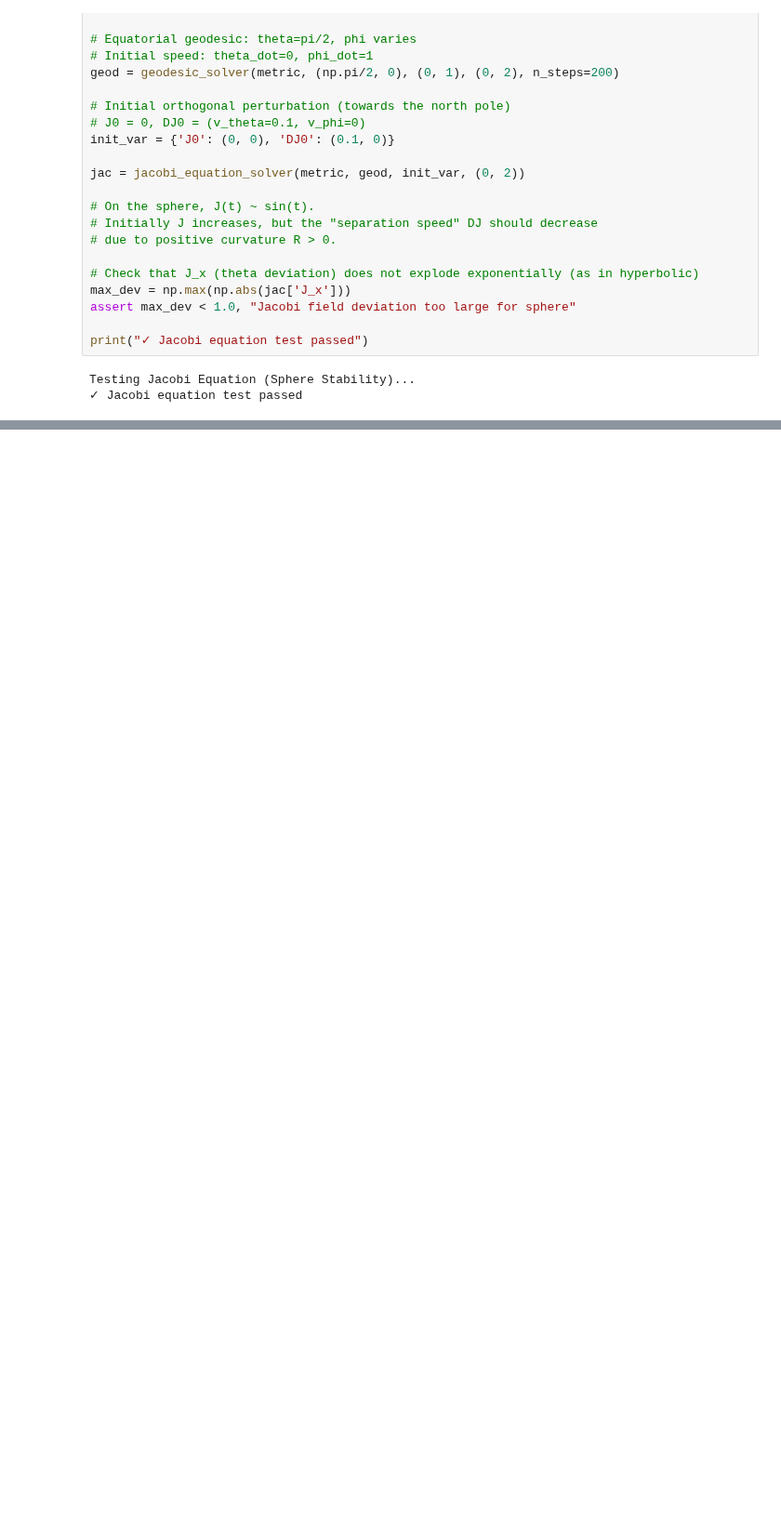
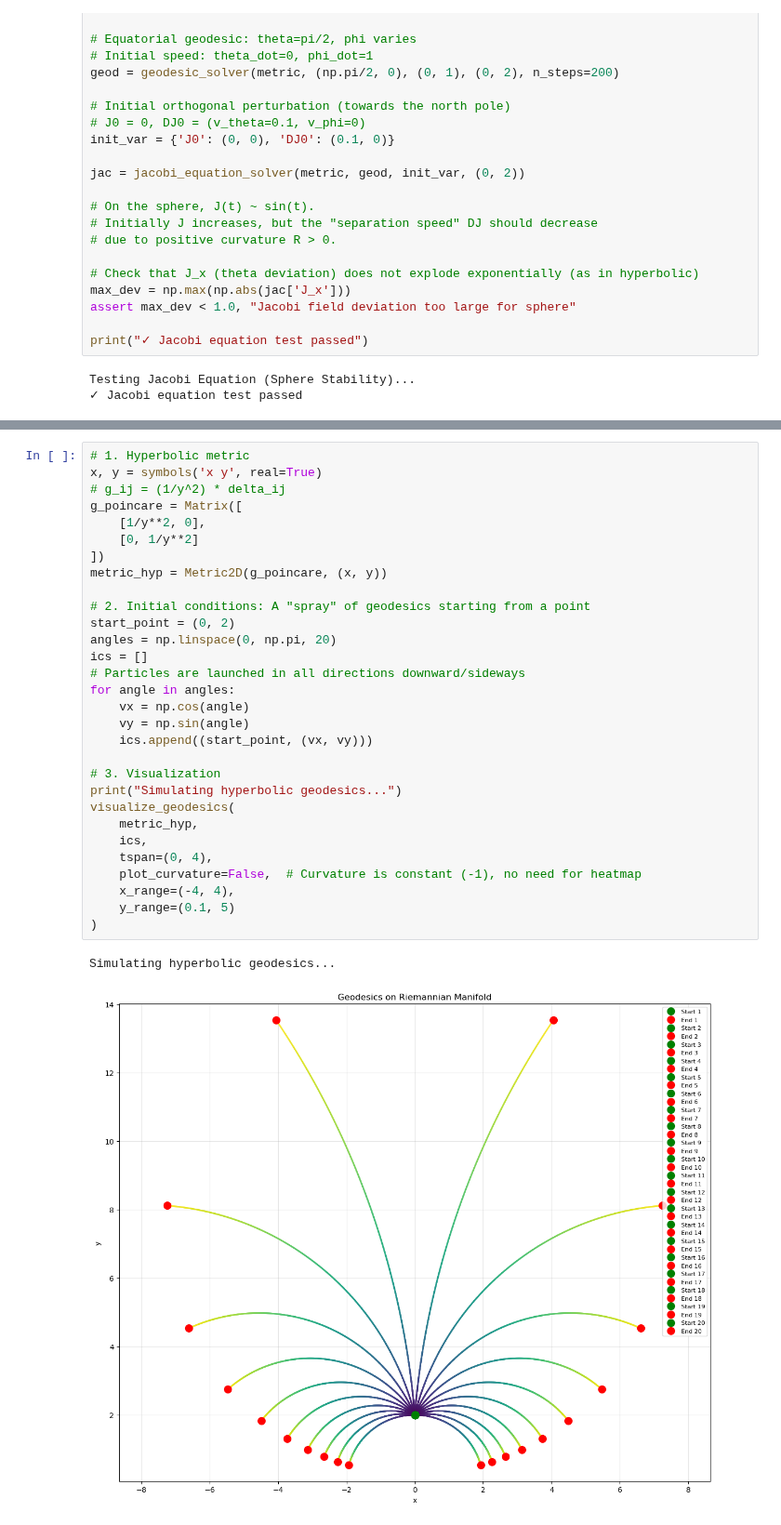
Before and after one commit to phbillet/psipy, a Jupyter notebook: notebooks/riemannian_2d.ipynb, the cells around one changed output, grey strips where cells are left out. Shown at 93% size. Saved outputs shown, nothing was run; the diff lists cells and outputs as text; blank space fills up the shorter version.

```diff
--- a/notebooks/riemannian_2d.ipynb
+++ b/notebooks/riemannian_2d.ipynb
@@ -242,0 +295,33 @@ Testing Jacobi Equation (Sphere Stability)...
+# %%
+# 1. Hyperbolic metric
+x, y = symbols('x y', real=True)
+# g_ij = (1/y^2) * delta_ij
+g_poincare = Matrix([
+    [1/y**2, 0],
+    [0, 1/y**2]
+])
+metric_hyp = Metric2D(g_poincare, (x, y))
+
+# 2. Initial conditions: A "spray" of geodesics starting from a point
+start_point = (0, 2)
+angles = np.linspace(0, np.pi, 20)
+ics = []
+# Particles are launched in all directions downward/sideways
+for angle in angles:
+    vx = np.cos(angle)
+    vy = np.sin(angle)
+    ics.append((start_point, (vx, vy)))
+
+# 3. Visualization
+print("Simulating hyperbolic geodesics...")
+visualize_geodesics(
+    metric_hyp,
+    ics,
+    tspan=(0, 4),
+    plot_curvature=False,  # Curvature is constant (-1), no need for heatmap
+    x_range=(-4, 4),
+    y_range=(0.1, 5)
+)
+# %% [output]
+Simulating hyperbolic geodesics...
+[figure, added]
```
Also changed, not shown: parts of 16 cells of this notebook, 8 other files.
